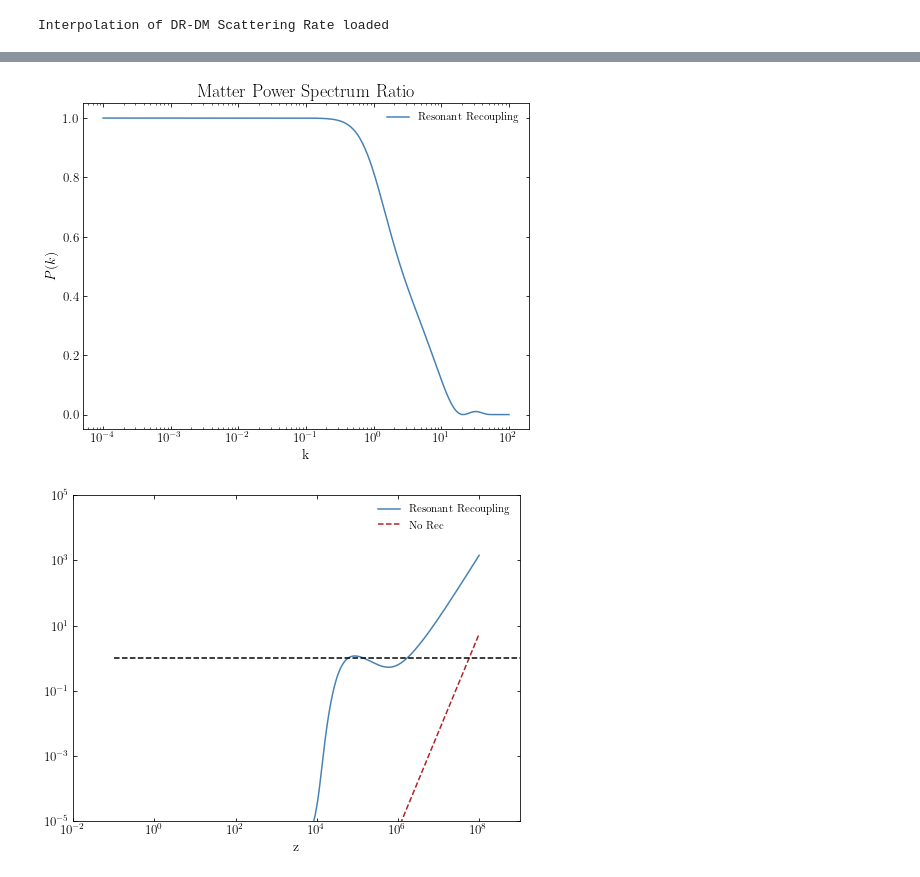
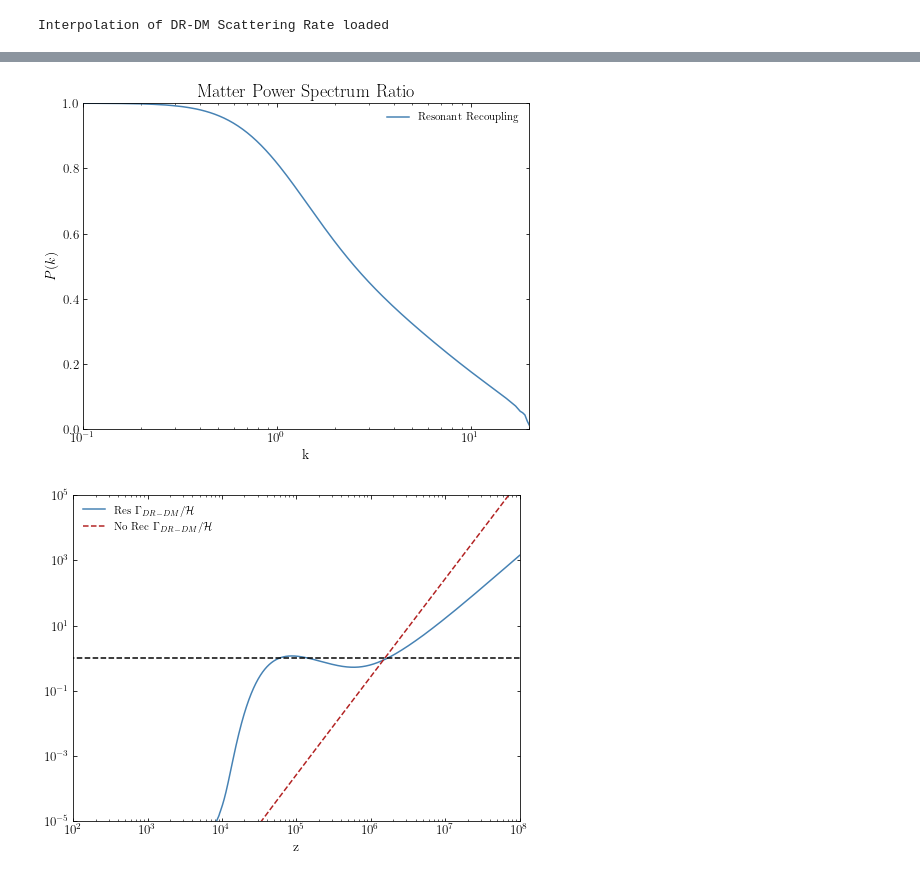
Before and after one commit to NolanSmyth/class_recoupling, a Jupyter notebook: res_recoupling.ipynb, the cells around one changed output, grey strips where cells are left out. Drawn from its saved outputs; the diff is of its cells as text; code cells hidden in the pictures.

Commit message:
plots!

```diff
--- a/res_recoupling.ipynb
+++ b/res_recoupling.ipynb
@@ -300,11 +300,12 @@ plt.xscale('log')
 plt.xlabel('k')
 plt.ylabel('$P(k)$')
 plt.title('Matter Power Spectrum Ratio')
-# plt.xlim(1,1e2)
+plt.xlim(1e-1,2e1)
+plt.ylim(0,1)
 plt.legend()
 plt.show()
 # %% [output]
-[figure, old version]
+[figure, new version]
 # %%
 zs_res = cos.get_thermodynamics()['z']
 dmus_res = cos.get_thermodynamics()['dmu_idm_dr']
@@ -317,18 +318,18 @@ def conformal_H(z):
 # %%
 # plt.loglog(zs_res, 1e3*dmus_res/(conformal_H(zs_res)), label='Resonant Recoupling')
 # plt.loglog(zs_norec, 5e4*dmus_norec/conformal_H(zs_norec), '--', label='No Rec')
-plt.loglog(zs_res, dmus_res/(conformal_H(zs_res)), label='Resonant Recoupling')
-plt.loglog(zs_norec, dmus_norec/conformal_H(zs_norec), '--', label='No Rec')
+plt.loglog(zs_res, dmus_res/(conformal_H(zs_res)), label='Res $\Gamma_{DR-DM} / \mathcal{H}$')
+plt.loglog(zs_norec, dmus_norec/conformal_H(zs_norec), '--', label='No Rec $\Gamma_{DR-DM} / \mathcal{H}$')
 plt.loglog([1e-1, 1e9],[1,1], 'k--')
 plt.xlabel('z')
 
-plt.xlim(1e-2,1e9)
+plt.xlim(1e2,1e8)
 plt.ylim(1e-5, 1e5)
 
 plt.legend()
 plt.show()
 # %% [output]
-[figure, old version]
+[figure, new version]
 # %%
 LambdaCDM = Class()
 LambdaCDM.set(commonset)
```
Also changed, not shown: parts of 1 cell of this notebook.
